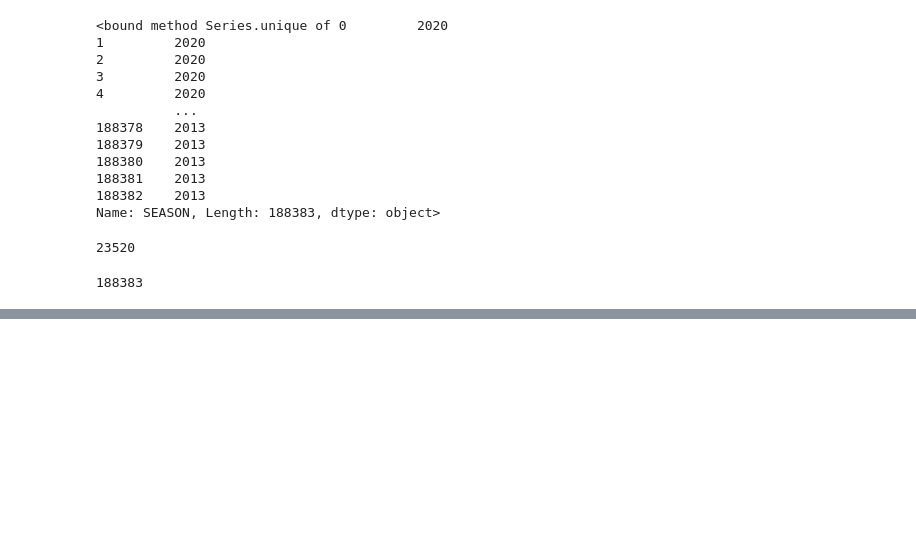
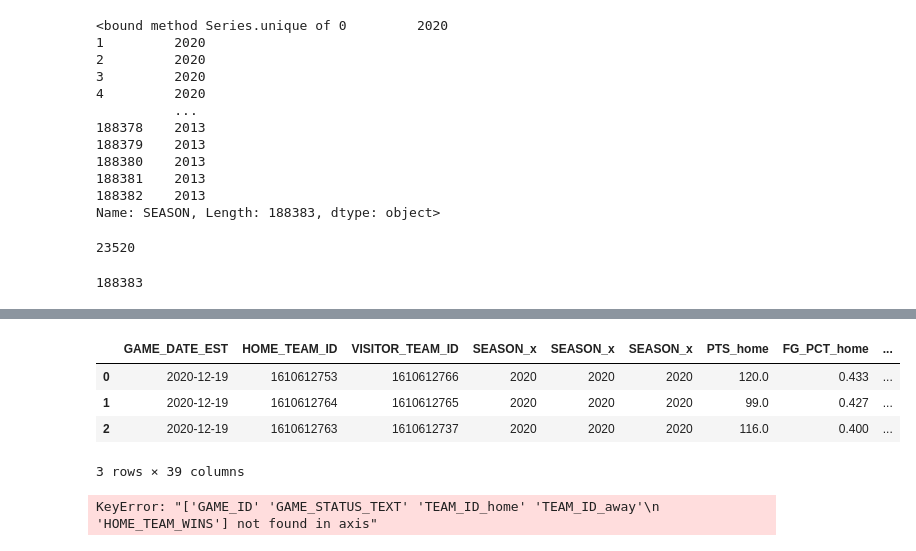
Before and after one commit to olivedisaster/final-project, a Jupyter notebook: write_data_BMW.ipynb, the cells around one changed output, grey strips where cells are left out. Drawn from its saved outputs; the diff is of its cells as text; code cells hidden in the pictures; blank space fills up the shorter version.

```diff
--- a/write_data_BMW.ipynb
+++ b/write_data_BMW.ipynb
@@ -340,3 +337,7 @@ len(ranking_df)
 # %%
 # teams_df = pd.read_csv('Data/teams.csv')
 # print(teams_df.head())
+# %%
+gameslist = list(games.columns)
+rankinglist=["W_PCT"]
+gameslist+rankinglist
@@ -356,2 +376,16 @@ new_df.head()
+# %%
+games = games.rename(columns={"W_PCT": "VISITOR_W_PCT"})
+games.head(3)
+# %% [output]
+|  | GAME_DATE_EST | HOME_TEAM_ID | VISITOR_TEAM_ID | SEASON_x | SEASON_x | SEASON_x | PTS_home | FG_PCT_home | ... |
+| 0 | 2020-12-19 | 1610612753 | 1610612766 | 2020 | 2020 | 2020 | 120.0 | 0.433 | ... |
+| 1 | 2020-12-19 | 1610612764 | 1610612765 | 2020 | 2020 | 2020 | 99.0 | 0.427 | ... |
+| 2 | 2020-12-19 | 1610612763 | 1610612737 | 2020 | 2020 | 2020 | 116.0 | 0.400 | ... |
+3 rows × 39 columns
+# %%
+gamesdf = games.drop(columns=['GAME_ID', 'GAME_STATUS_TEXT', 'TEAM_ID_home', 'TEAM_ID_away', 'HOME_TEAM_WINS'])
+gamesdf
+# %% [output]
+KeyError: "['GAME_ID' 'GAME_STATUS_TEXT' 'TEAM_ID_home' 'TEAM_ID_away'\n 'HOME_TEAM_WINS'] not found in axis"
 # %%
 #BREAK GAMES DF INTO HOME AND AWAY. TAKE WHATEVER COLUMNS WE WANT FROM RANKING_DF. MAKE A W_PCT HOME AND AWAY COLUMNS.
```
Also changed, not shown: parts of 10 cells of this notebook.
